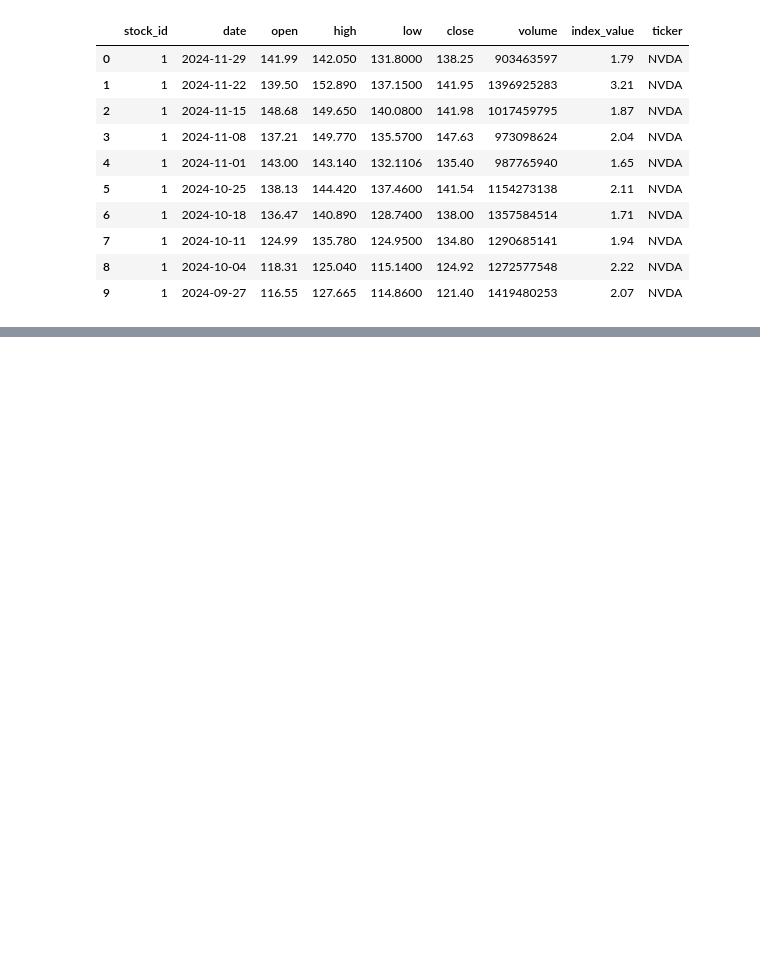
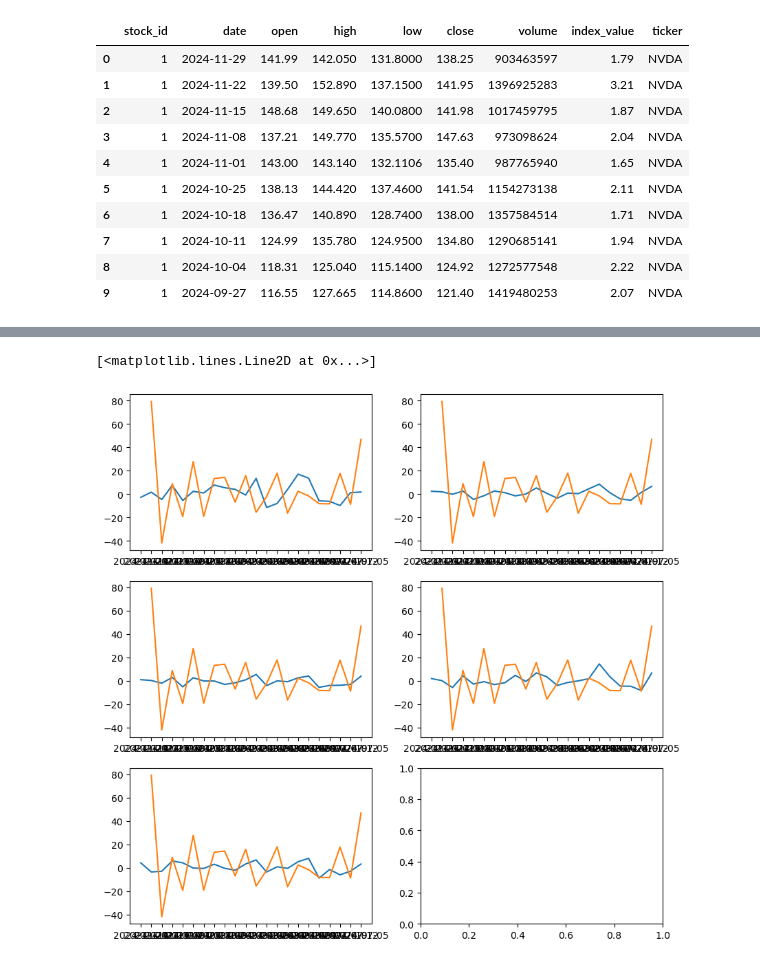
Before and after one commit to nicklo0531/si206_final_project, a Jupyter notebook: FINAL/visualization.ipynb, the cells around one changed output, grey strips where cells are left out. Saved outputs shown, nothing was run; the diff lists cells and outputs as text; code cells hidden in the pictures; blank space fills up the shorter version.

```diff
--- a/FINAL/visualization.ipynb
+++ b/FINAL/visualization.ipynb
@@ -82,0 +87,21 @@ for i in ls:
+# %%
+fig, axes = plt.subplots(nrows=3, ncols=2, figsize=(10, 10))
+axes = axes.flatten()
+axes[0].plot(filtered_nvda_joined_df['date'], filtered_nvda_joined_df['percentage_growth_stock'])
+axes[0].plot(filtered_nvda_joined_df['date'], filtered_nvda_joined_df['percentage_growth_index'])
+
+axes[1].plot(filtered_aapl_joined_df['date'], filtered_aapl_joined_df['percentage_growth_stock'])
+axes[1].plot(filtered_aapl_joined_df['date'], filtered_aapl_joined_df['percentage_growth_index'])
+
+
+axes[2].plot(filtered_msft_joined_df['date'], filtered_msft_joined_df['percentage_growth_stock'])
+axes[2].plot(filtered_msft_joined_df['date'], filtered_msft_joined_df['percentage_growth_index'])
+
+axes[3].plot(filtered_meta_joined_df['date'], filtered_meta_joined_df['percentage_growth_stock'])
+axes[3].plot(filtered_meta_joined_df['date'], filtered_meta_joined_df['percentage_growth_index'])
+
+axes[4].plot(filtered_amzn_joined_df['date'], filtered_amzn_joined_df['percentage_growth_stock'])
+axes[4].plot(filtered_amzn_joined_df['date'], filtered_amzn_joined_df['percentage_growth_index'])
+# %% [output]
+[<matplotlib.lines.Line2D at 0x...>]
+[figure, added]
```
Also changed, not shown: parts of 14 cells of this notebook, 2 other files.
